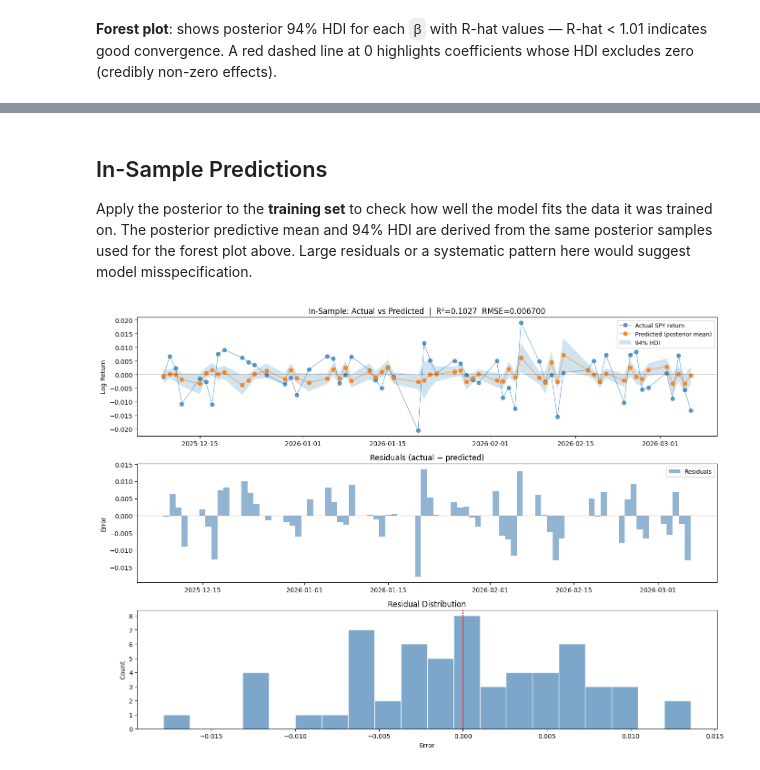
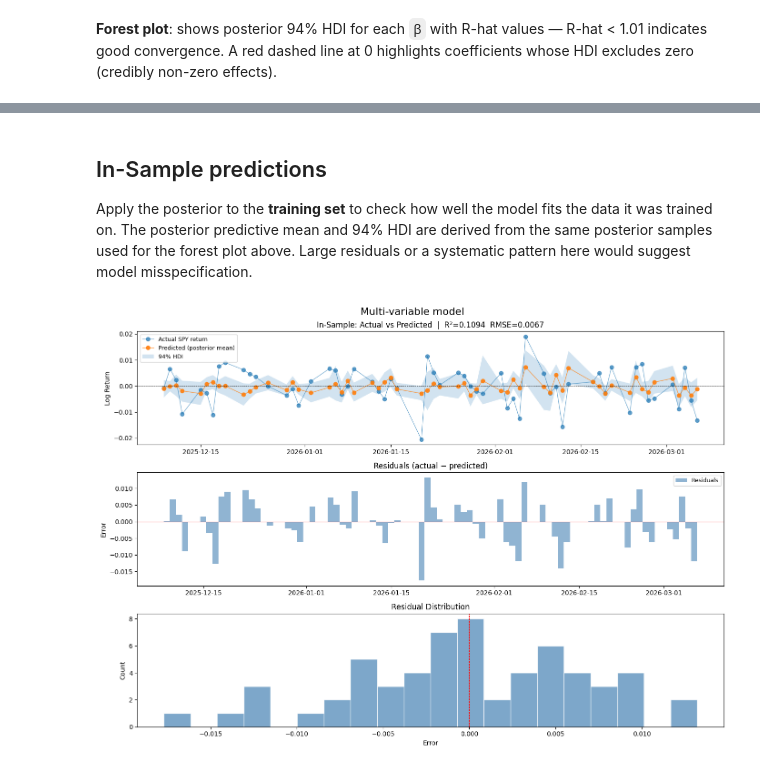
Before and after one commit to TK-Problem/random-experiments, a Jupyter notebook: 001_bayesian_linear_model.ipynb, the cells around one changed output, grey strips where cells are left out. Saved outputs shown, nothing was run; the diff lists cells and outputs as text; code cells hidden in the pictures.

```diff
--- a/001_bayesian_linear_model.ipynb
+++ b/001_bayesian_linear_model.ipynb
@@ -153,7 +155,7 @@ for i, predictor in enumerate(PREDICTORS):
         beta = pm.Normal("beta",  mu=0, sigma=0.05)
         sigma = pm.HalfNormal("sigma", sigma=0.01)
         mu = alpha + beta * x_tr
-        _  = pm.Normal("y_obs", mu=mu, sigma=sigma, observed=y_train)
+        likelihood = pm.Normal("y_obs", mu=mu, sigma=sigma, observed=y_train)
 
         trace = pm.sample(
             draws=1000,
@@ -232,13 +239,13 @@ Extend the single-beta approach to a joint model:
 # %%
-# top features
-_df = single_metrics_df.copy()
-_df = _df.loc[_df['R²'] > 0]
-BEST_PREDICTORS = _df.index.to_list()
+# Select top 5 features by in-sample R²
+ranked_df = single_train_metrics_df.copy()
+ranked_df = ranked_df.sort_values("R²").tail(5)
+BEST_PREDICTORS = ranked_df.index.to_list()
 best_idx = [PREDICTORS.index(p) for p in BEST_PREDICTORS]
 
 X_train_multi = X_train[:, best_idx]
 X_test_multi = X_test[:, best_idx]
 
-print(f"Selected {len(BEST_PREDICTORS)} features (abs R² > 0): {BEST_PREDICTORS}")
-_df.sort_values("Corr")
+print(f"Selected {len(BEST_PREDICTORS)} features (top by in-sample R²): {BEST_PREDICTORS}")
+ranked_df.sort_values("Corr")
 # %% [output]
@@ -255,7 +265,7 @@ with pm.Model() as model:
     betas = pm.Normal("betas", mu=0, sigma=0.05, shape=n_features)
     sigma = pm.HalfNormal("sigma", sigma=0.01)
     mu = alpha + pm.math.dot(X_train_multi, betas)
-    _ = pm.Normal("y_obs", mu=mu, sigma=sigma, observed=y_train)
+    likelihood = pm.Normal("y_obs", mu=mu, sigma=sigma, observed=y_train)
 
     print("Sampling posterior (this may take a minute)...")
     trace = pm.sample(
@@ -310,5 +323,5 @@ plt.show()
 # %% [markdown]
-## In-Sample Predictions
+## In-Sample predictions
 
 Apply the posterior to the **training set** to check how well the model fits the data it
 was trained on. The posterior predictive mean and 94% HDI are derived from the same
@@ -318,7 +331,7 @@ here would suggest model misspecification.
 # Posterior predictive mean on training set
 mu_train = post_alpha[:, None] + post_betas @ X_train_multi.T  # (samples, n_train)
 y_train_pred_mean = mu_train.mean(axis=0)
-y_train_pred_hdi  = az.hdi(mu_train, hdi_prob=0.94)
+y_train_pred_hdi  = az.hdi(mu_train[None, :, :], hdi_prob=0.94)
 
 ss_res_tr = np.sum((y_train - y_train_pred_mean) ** 2)
 ss_tot_tr = np.sum((y_train - y_train.mean()) ** 2)
@@ -331,32 +344,33 @@ residuals_train = y_train - y_train_pred_mean
 fig, axes = plt.subplots(3, 1, figsize=(14, 10))
 
 # --- actual vs predicted ---
 axes[0].plot(dates_train, y_train, "o-", label='Actual SPY return', alpha=0.7, linewidth=0.8)
 axes[0].plot(dates_train, y_train_pred_mean, "o-", label='Predicted (posterior mean)', alpha=0.9, linewidth=0.8)
 axes[0].fill_between(dates_train,
                      y_train_pred_hdi[:, 0], y_train_pred_hdi[:, 1],
                      alpha=0.2, label='94% HDI')
 axes[0].axhline(0, color='black', linewidth=0.5, linestyle='--')
-axes[0].set_title(f'In-Sample: Actual vs Predicted  |  R²={r2_train:.4f}  RMSE={rmse_train:.6f}')
+axes[0].set_title(f'In-Sample: Actual vs Predicted  |  R²={r2_train:.4f}  RMSE={rmse_train:.4f}')
 axes[0].set_ylabel('Log Return')
 axes[0].legend(fontsize=9)
 
 # --- residuals ---
 axes[1].bar(dates_train, residuals_train, width=1, alpha=0.6, color='steelblue', label='Residuals')
 axes[1].axhline(0, color='red', linewidth=0.8)
 axes[1].set_title('Residuals (actual − predicted)')
 axes[1].set_ylabel('Error')
 axes[1].legend(fontsize=9)
 
 # --- residual distribution ---
 axes[2].hist(residuals_train, bins=20, color='steelblue', alpha=0.7, edgecolor='white')
 axes[2].axvline(0, color='red', linewidth=0.8, linestyle='--')
 axes[2].set_title('Residual Distribution')
 axes[2].set_xlabel('Error')
 axes[2].set_ylabel('Count')
 
+fig.suptitle("Multi-variable model", fontsize=16)
 fig.tight_layout()
 
 plt.show()
 # %% [output]
-[figure, old version]
+[figure, new version]
```
Also changed, not shown: parts of 24 cells of this notebook.
